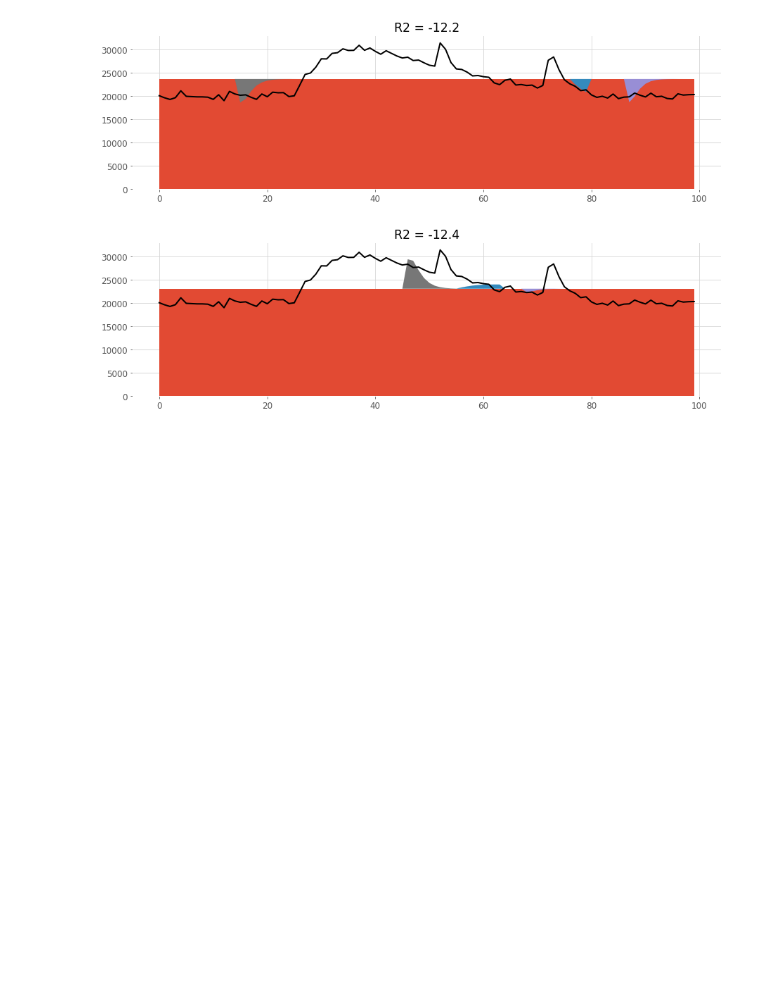
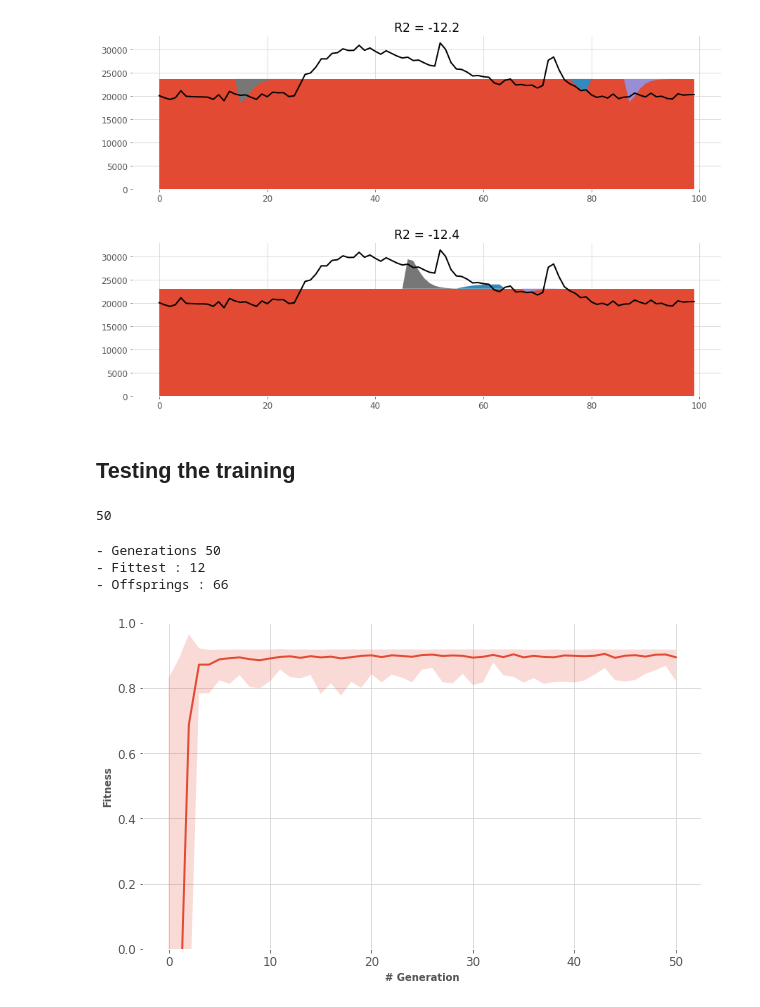
Before and after one commit to TheoLvs/probabilistic-programming, a Jupyter notebook: 1. Experiments/1. Bayesian lag attribution models.ipynb, the cells around one changed output. Drawn from its saved outputs; the diff is of its cells as text; code cells hidden in the pictures; blank space fills up the shorter version.

Commit message:
first model with genetic algorithm training

```diff
--- a/1. Experiments/1. Bayesian lag attribution models.ipynb
+++ b/1. Experiments/1. Bayesian lag attribution models.ipynb
@@ -278,3 +278,18 @@ v1.plot(sales)
 v3.plot(sales)
 # %% [output]
 [figure]
+# %% [markdown]
+## Testing the training
+# %%
+pop = dlm.Population()
+# %%
+len(pop)
+# %% [output]
+50
+# %%
+new_pop = pop.evolve(sales,n_generations=50)
+# %% [output]
+- Generations 50
+- Fittest : 12
+- Offsprings : 66
+[figure, added]
```
Also changed, not shown: parts of 2 cells of this notebook, 1 other file.
